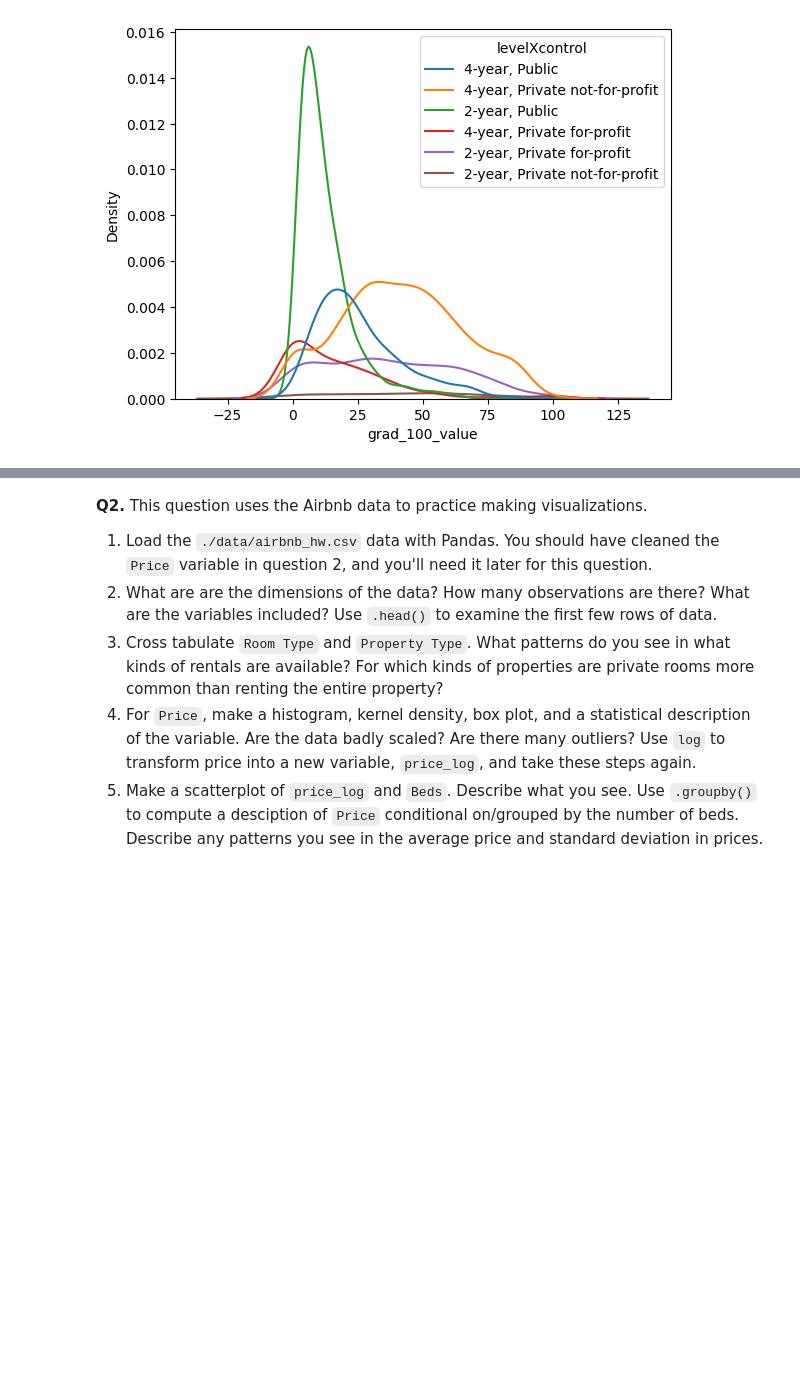
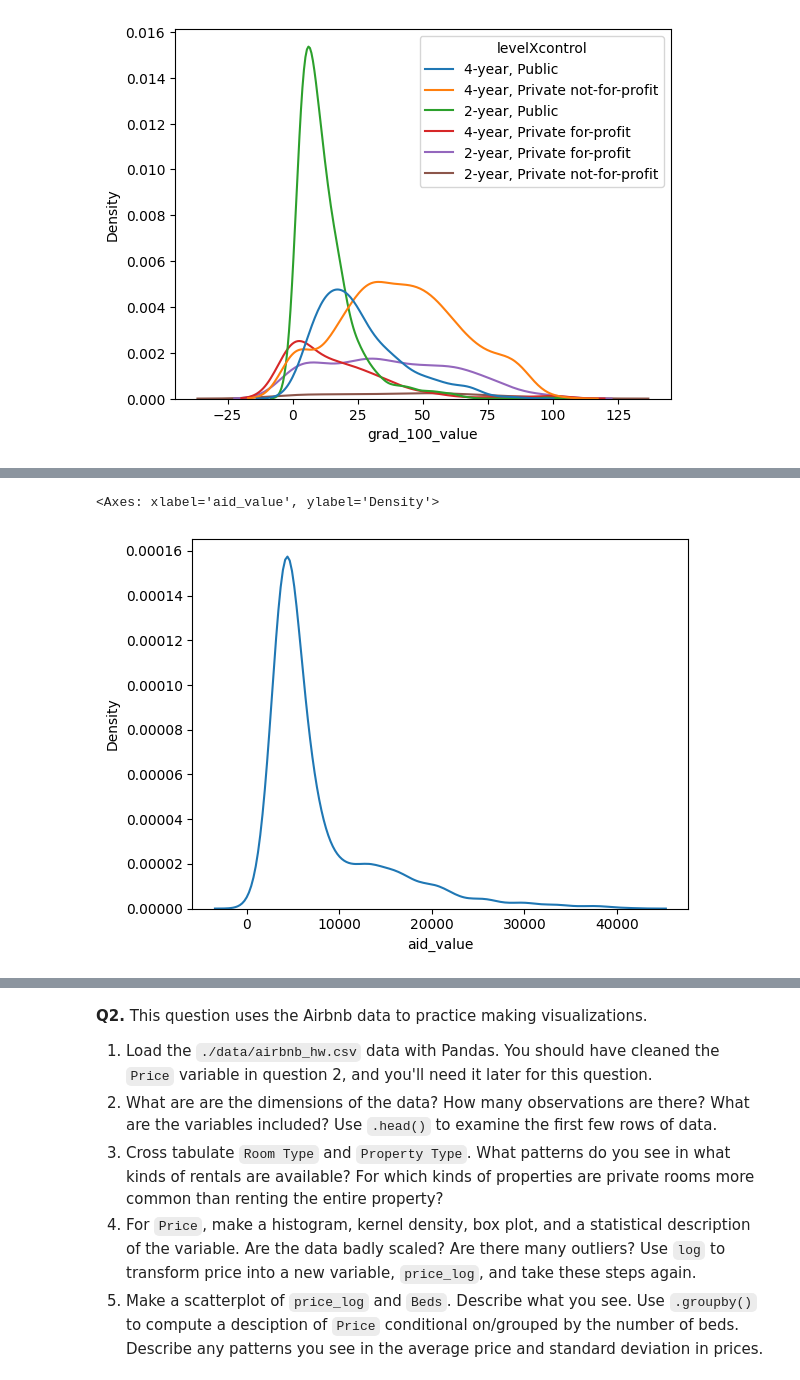
Before and after one commit to annacfisher/visualization, a Jupyter notebook: assignment/assignment.ipynb, the cells around one changed output, grey strips where cells are left out. Cells and saved outputs as stored; diff of their text form; code cells hidden in the pictures; blank space fills up the shorter version.

```diff
--- a/assignment/assignment.ipynb
+++ b/assignment/assignment.ipynb
@@ -156,3 +156,8 @@ df.loc[:,[var,"level","control"]].groupby(['level','control']).describe()
 |  | Public | 573.0 | 25.561082 | 16.403902 | 0.0 | 13.600 | 21.8 | 33.800 | 86.3 |
 # %%
 #2 year not for profit and 4 year private has the highest mean graduation rate
+# %%
+sns.kdeplot(df['aid_value'])
+# %% [output]
+<Axes: xlabel='aid_value', ylabel='Density'>
+[figure, added]
```
Also changed, not shown: parts of 12 cells of this notebook.
